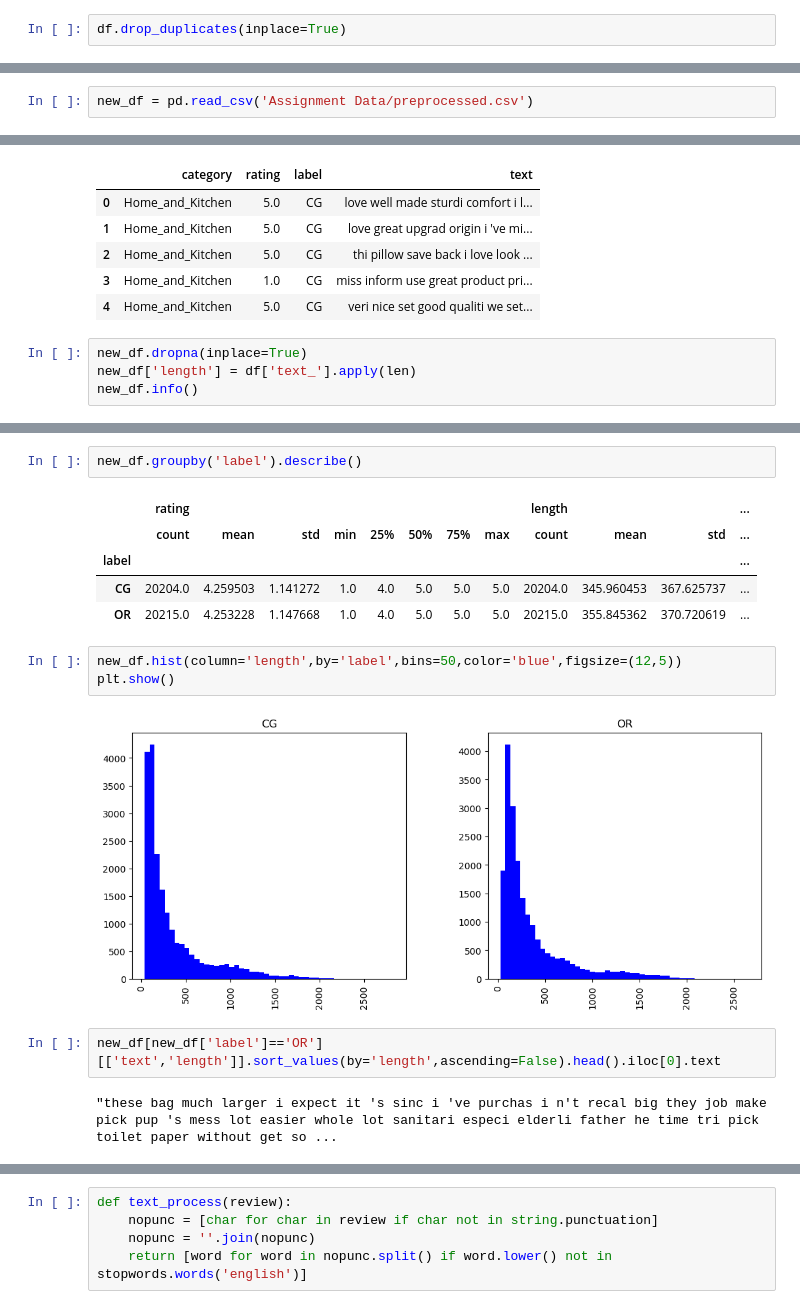
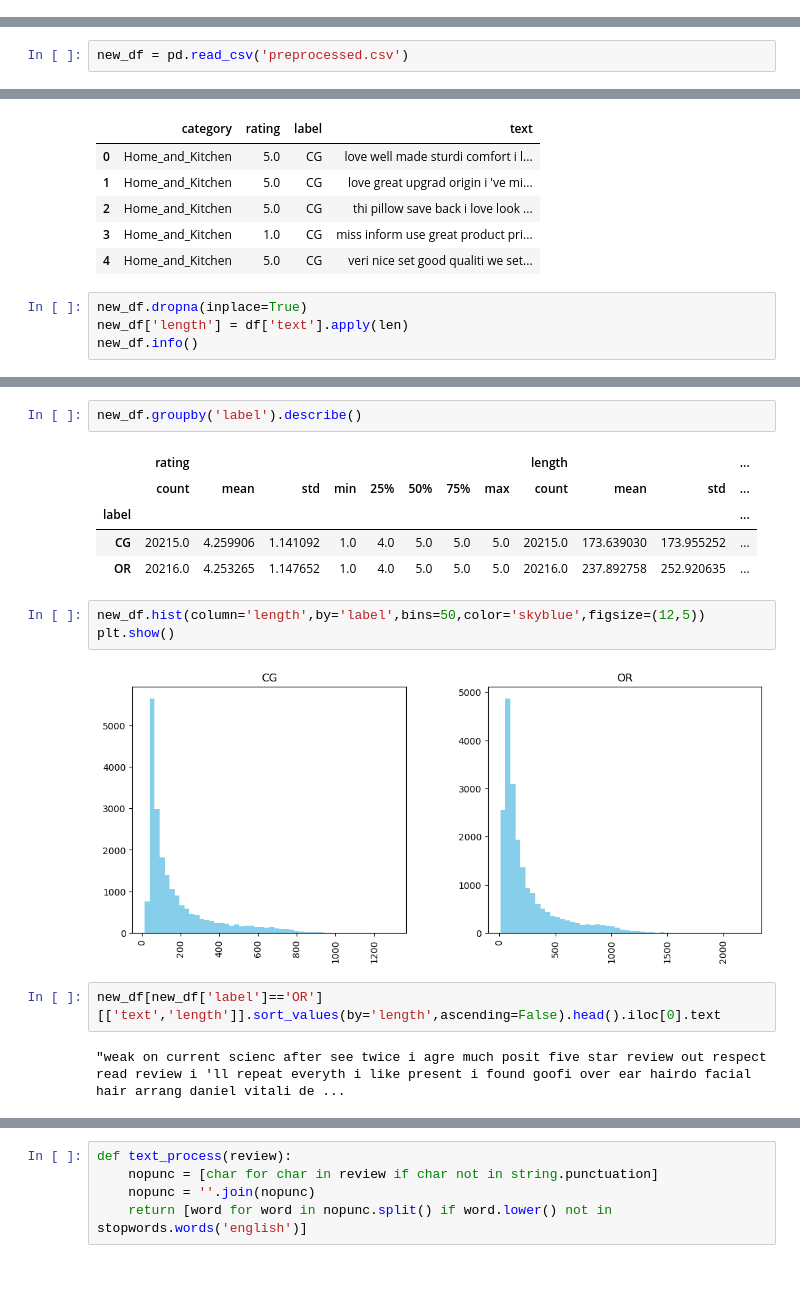
Before and after one commit to JJLee2910/Text-Sentiment-Analysis-Assignment, a Jupyter notebook: Part B.ipynb, the cells around one changed output, grey strips where cells are left out. Saved outputs shown, nothing was run; the diff lists cells and outputs as text; blank space fills up the shorter version.

```diff
--- a/Part B.ipynb
+++ b/Part B.ipynb
@@ -128,2 +95,0 @@ df[df['text_'] == 'This is the first book in a series by the author I have read
-# %%
-df.drop_duplicates(inplace=True)
@@ -242,5 +209,5 @@ df.to_csv('preprocessed.csv')
 # %%
-new_df = pd.read_csv('Assignment Data/preprocessed.csv')
+new_df = pd.read_csv('preprocessed.csv')
 # %%
 new_df.head()
 # %% [output]
@@ -263,7 +230,7 @@ new_df.head()
 | 4 | Home_and_Kitchen | 5.0 | CG | veri nice set good qualiti we set... |
 # %%
 new_df.dropna(inplace=True)
-new_df['length'] = df['text_'].apply(len)
+new_df['length'] = df['text'].apply(len)
 new_df.info()
 # %% [output]
 <class 'pandas.core.frame.DataFrame'>
@@ -289,17 +256,17 @@ new_df.groupby('label').describe()
 |  | rating |  |  |  |  |  |  |  | length |  |  | ... |
 |  | count | mean | std | min | 25% | 50% | 75% | max | count | mean | std | ... |
 | label |  |  |  |  |  |  |  |  |  |  |  | ... |
-| CG | 20204.0 | 4.259503 | 1.141272 | 1.0 | 4.0 | 5.0 | 5.0 | 5.0 | 20204.0 | 345.960453 | 367.625737 | ... |
-| OR | 20215.0 | 4.253228 | 1.147668 | 1.0 | 4.0 | 5.0 | 5.0 | 5.0 | 20215.0 | 355.845362 | 370.720619 | ... |
+| CG | 20215.0 | 4.259906 | 1.141092 | 1.0 | 4.0 | 5.0 | 5.0 | 5.0 | 20215.0 | 173.639030 | 173.955252 | ... |
+| OR | 20216.0 | 4.253265 | 1.147652 | 1.0 | 4.0 | 5.0 | 5.0 | 5.0 | 20216.0 | 237.892758 | 252.920635 | ... |
 # %%
-new_df.hist(column='length',by='label',bins=50,color='blue',figsize=(12,5))
+new_df.hist(column='length',by='label',bins=50,color='skyblue',figsize=(12,5))
 plt.show()
 # %% [output]
-[figure, old version]
+[figure, new version]
 # %%
 new_df[new_df['label']=='OR'][['text','length']].sort_values(by='length',ascending=False).head().iloc[0].text
 # %% [output]
-"these bag much larger i expect it 's sinc i 've purchas i n't recal big they job make pick pup 's mess lot easier whole lot sanitari especi elderli father he time tri pick toilet paper without get so ...
+"weak on current scienc after see twice i agre much posit five star review out respect read review i 'll repeat everyth i like present i found goofi over ear hairdo facial hair arrang daniel vitali de ...
 # %%
 new_df.length.describe()
 # %% [output]
```
Also changed, not shown: parts of 30 cells of this notebook, 2 other files.
